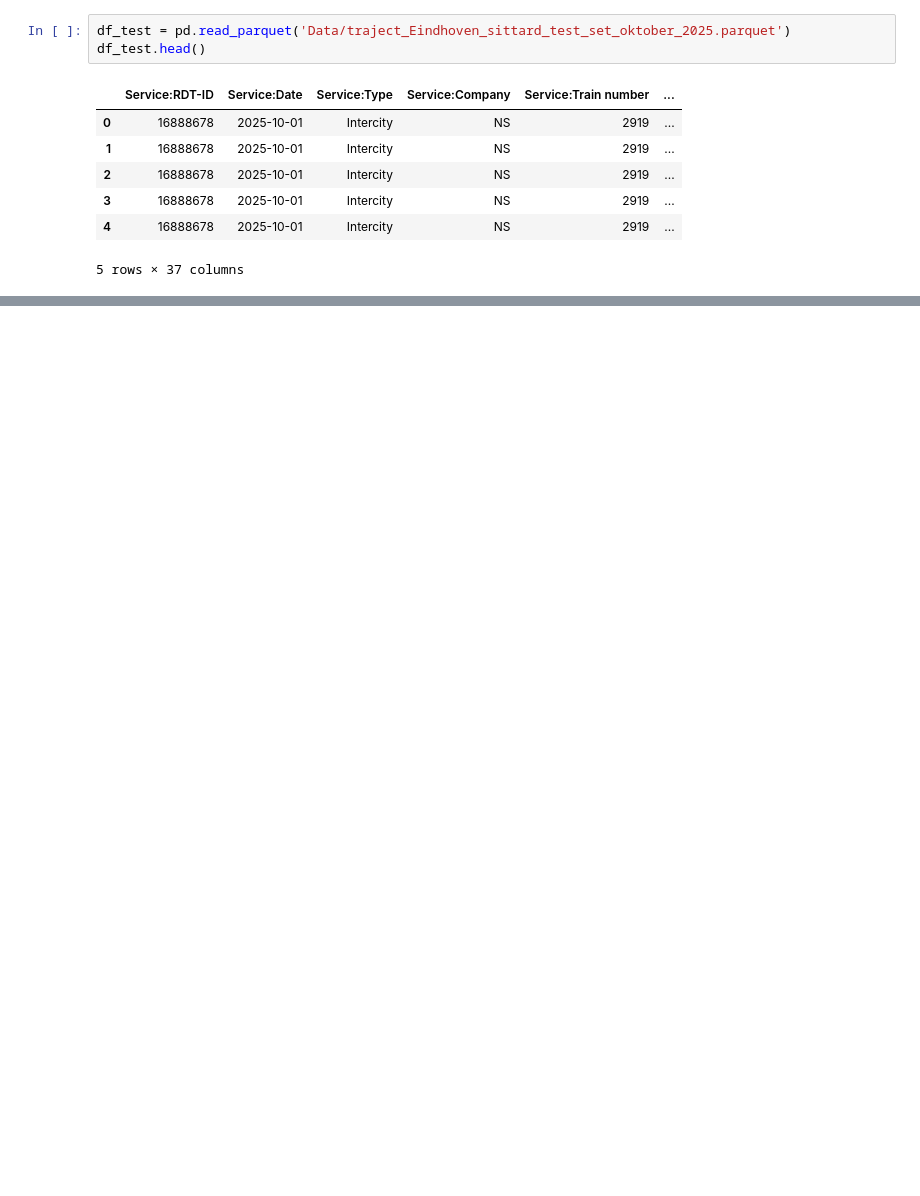
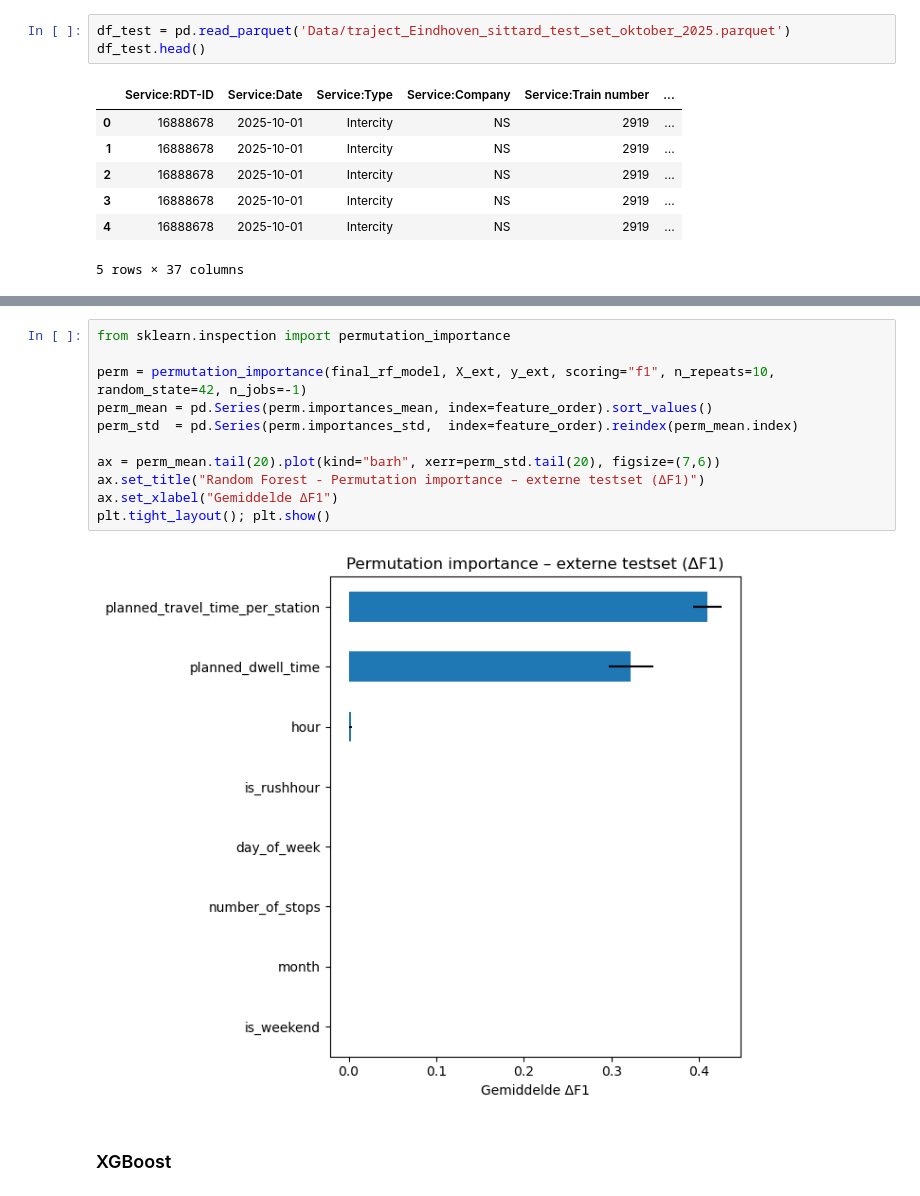
Before and after one commit to TheTrumpetist27/TrainDelayPredictor, a Jupyter notebook: Feature engineering and modeling.ipynb, the cells around one changed output, grey strips where cells are left out. Saved outputs shown, nothing was run; the diff lists cells and outputs as text; blank space fills up the shorter version.

```diff
--- a/Feature engineering and modeling.ipynb
+++ b/Feature engineering and modeling.ipynb
@@ -802,0 +767,15 @@ PartialDependenceDisplay.from_estimator(
+# %%
+from sklearn.inspection import permutation_importance
+
+perm = permutation_importance(final_rf_model, X_ext, y_ext, scoring="f1", n_repeats=10, random_state=42, n_jobs=-1)
+perm_mean = pd.Series(perm.importances_mean, index=feature_order).sort_values()
+perm_std  = pd.Series(perm.importances_std,  index=feature_order).reindex(perm_mean.index)
+
+ax = perm_mean.tail(20).plot(kind="barh", xerr=perm_std.tail(20), figsize=(7,6))
+ax.set_title("Random Forest - Permutation importance – externe testset (ΔF1)")
+ax.set_xlabel("Gemiddelde ΔF1")
+plt.tight_layout(); plt.show()
+# %% [output]
+[figure, added]
+# %% [markdown]
+### XGBoost
```
Also changed, not shown: parts of 31 cells of this notebook, 5 other files.
